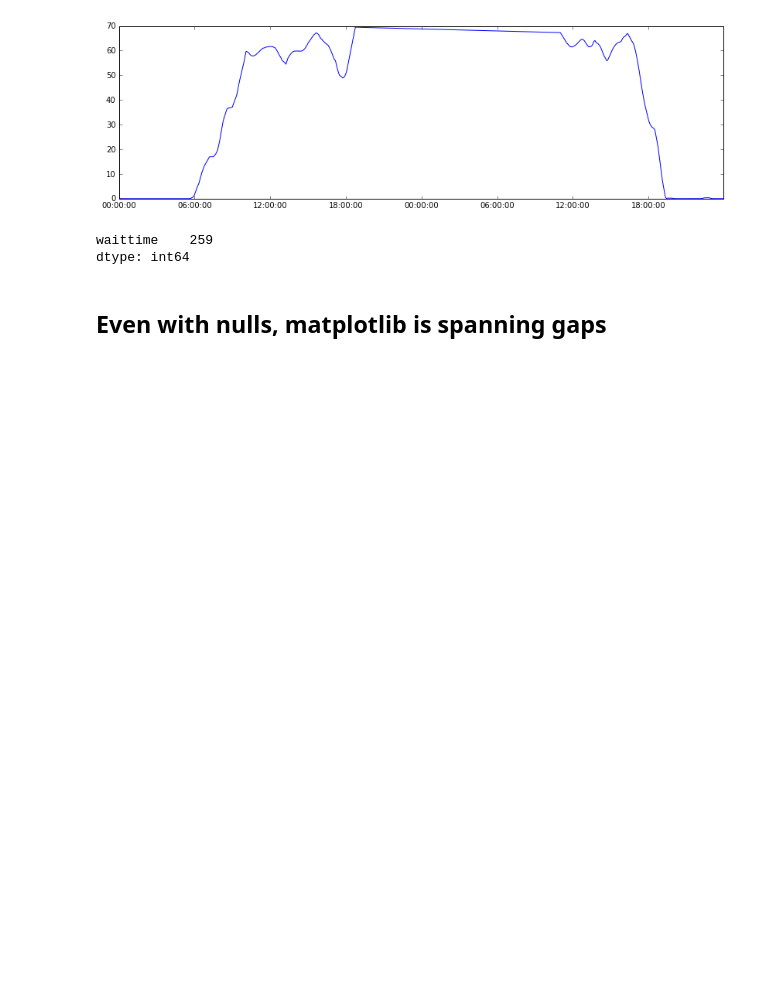
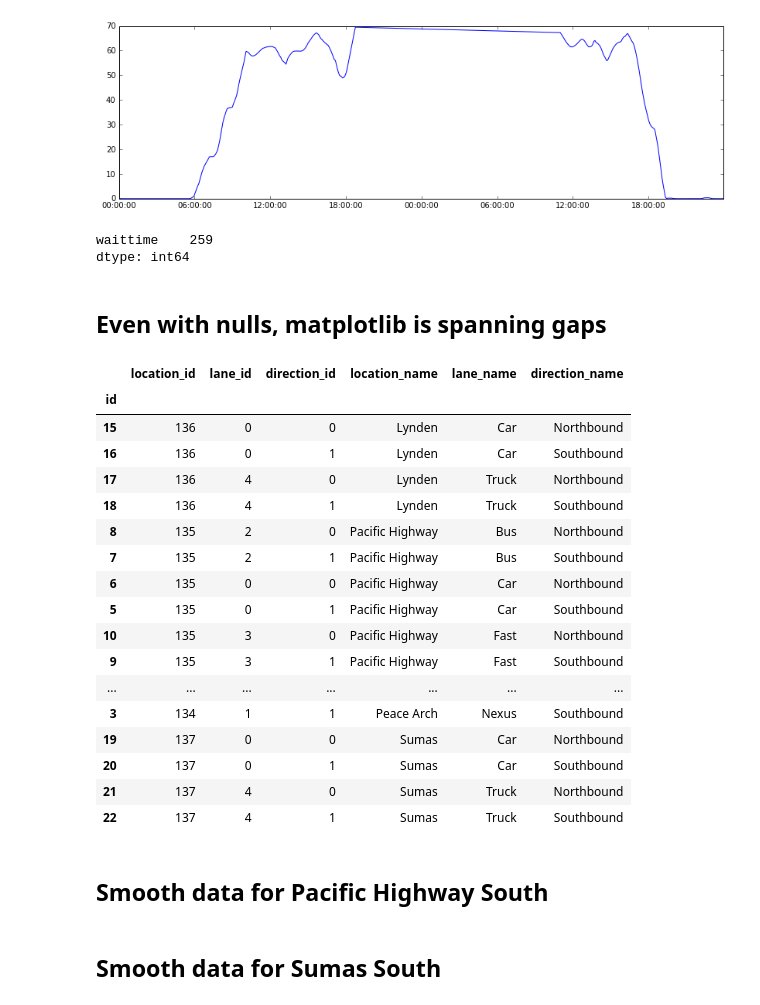
Before and after one commit to jngseattle/BorderCrossing, a Jupyter notebook: code/EDA-v0.5-smoothing_only.ipynb, the cells around one changed output. Drawn from its saved outputs; the diff is of its cells as text; code cells hidden in the pictures; blank space fills up the shorter version.

```diff
--- a/code/EDA-v0.5-smoothing_only.ipynb
+++ b/code/EDA-v0.5-smoothing_only.ipynb
@@ -97,3 +97,27 @@ waittime    259
 dtype: int64
 # %% [markdown]
 ## Even with nulls, matplotlib is spanning gaps
+# %%
+from dbhelper import get_crossings
+get_crossings()
+# %% [output]
+|  | location_id | lane_id | direction_id | location_name | lane_name | direction_name |
+| id |  |  |  |  |  |  |
+| 15 | 136 | 0 | 0 | Lynden | Car | Northbound |
+| 16 | 136 | 0 | 1 | Lynden | Car | Southbound |
+| 17 | 136 | 4 | 0 | Lynden | Truck | Northbound |
+| 18 | 136 | 4 | 1 | Lynden | Truck | Southbound |
+| 8 | 135 | 2 | 0 | Pacific Highway | Bus | Northbound |
+| 7 | 135 | 2 | 1 | Pacific Highway | Bus | Southbound |
+| 6 | 135 | 0 | 0 | Pacific Highway | Car | Northbound |
+| 5 | 135 | 0 | 1 | Pacific Highway | Car | Southbound |
+| 10 | 135 | 3 | 0 | Pacific Highway | Fast | Northbound |
+| 9 | 135 | 3 | 1 | Pacific Highway | Fast | Southbound |
+| ... | ... | ... | ... | ... | ... | ... |
+| 3 | 134 | 1 | 1 | Peace Arch | Nexus | Southbound |
+| 19 | 137 | 0 | 0 | Sumas | Car | Northbound |
+| 20 | 137 | 0 | 1 | Sumas | Car | Southbound |
+| 21 | 137 | 4 | 0 | Sumas | Truck | Northbound |
+| 22 | 137 | 4 | 1 | Sumas | Truck | Southbound |
+# %% [markdown]
+## Smooth data for Pacific Highway South
@@ -99,0 +152,2 @@ dtype: int64
+# %% [markdown]
+## Smooth data for Sumas South
```
Also changed, not shown: parts of 8 cells of this notebook, 3 other files.
